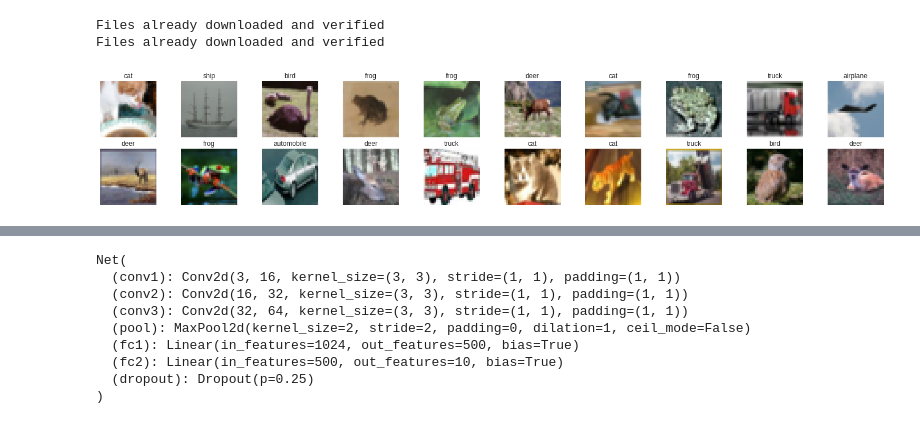
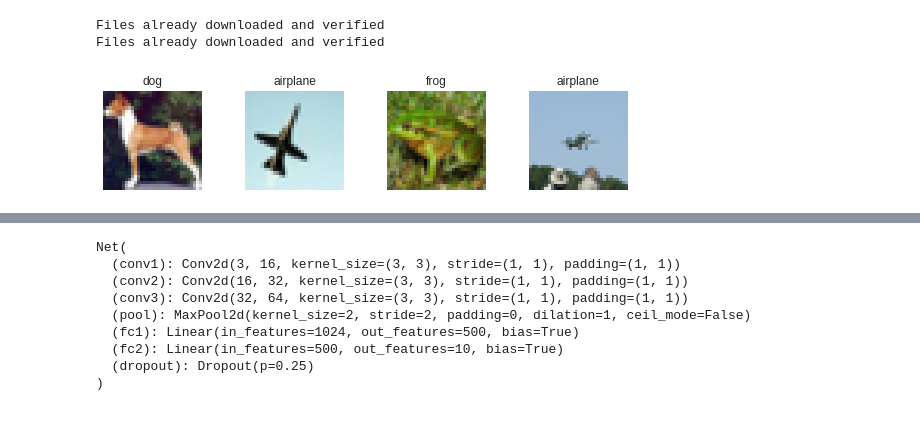
Before and after one commit to Iamsdt/UdacityPyTorch, a Jupyter notebook: src/notebook/CNN1.ipynb, the cells around one changed output, grey strips where cells are left out. Drawn from its saved outputs; the diff is of its cells as text; code cells hidden in the pictures.

```diff
--- a/src/notebook/CNN1.ipynb
+++ b/src/notebook/CNN1.ipynb
@@ -83,18 +83,18 @@ def imshow(img):
 # %%
 # obtain one batch of training images
 dataiter = iter(train_loader)
 images, labels = dataiter.next()
 images = images.numpy() # convert images to numpy for display
 
 # plot the images in the batch, along with the corresponding labels
 fig = plt.figure(figsize=(25, 4))
 # display 20 images
-for idx in np.arange(20):
+for idx in np.arange(4):
     ax = fig.add_subplot(2, 20/2, idx+1, xticks=[], yticks=[])
     imshow(images[idx])
     ax.set_title(classes[labels[idx]])
 # %% [output]
-[figure, old version]
+[figure, new version]
 # %%
 rgb_img = np.squeeze(images[3])
 channels = ['red channel', 'green channel', 'blue channel']
```
Also changed, not shown: parts of 3 cells of this notebook.
